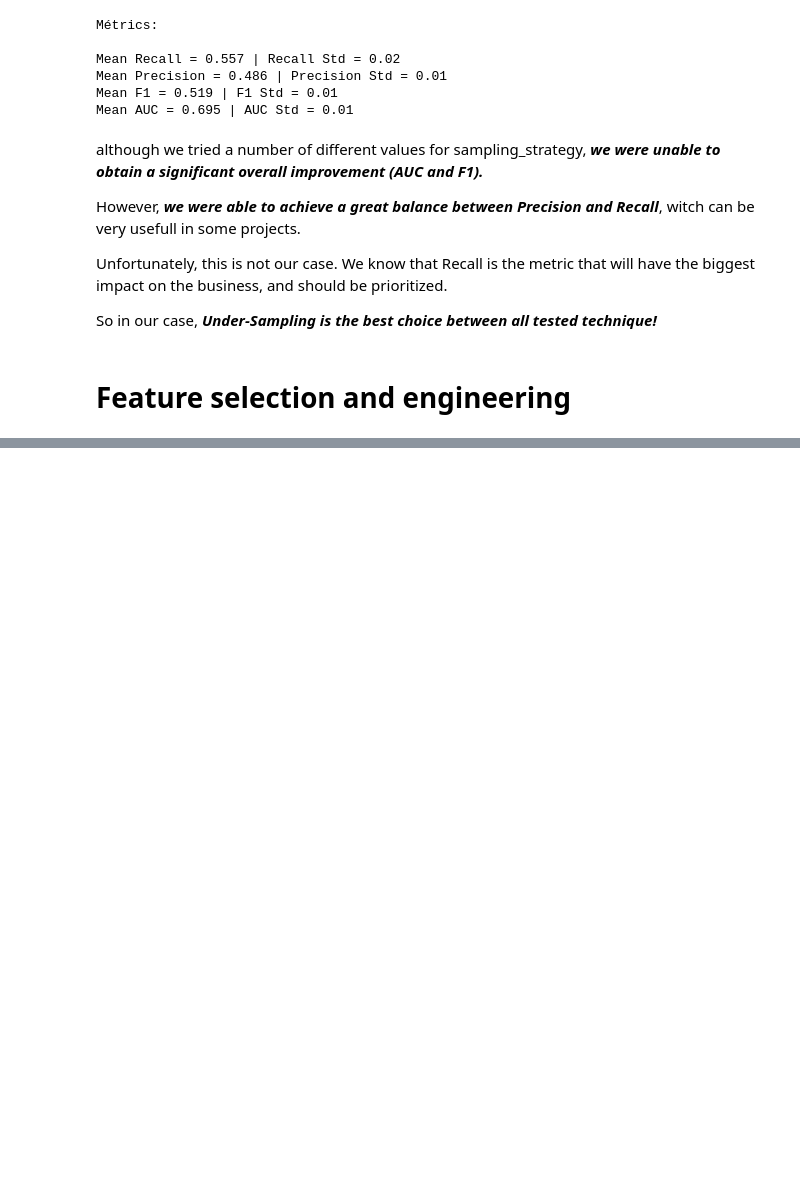
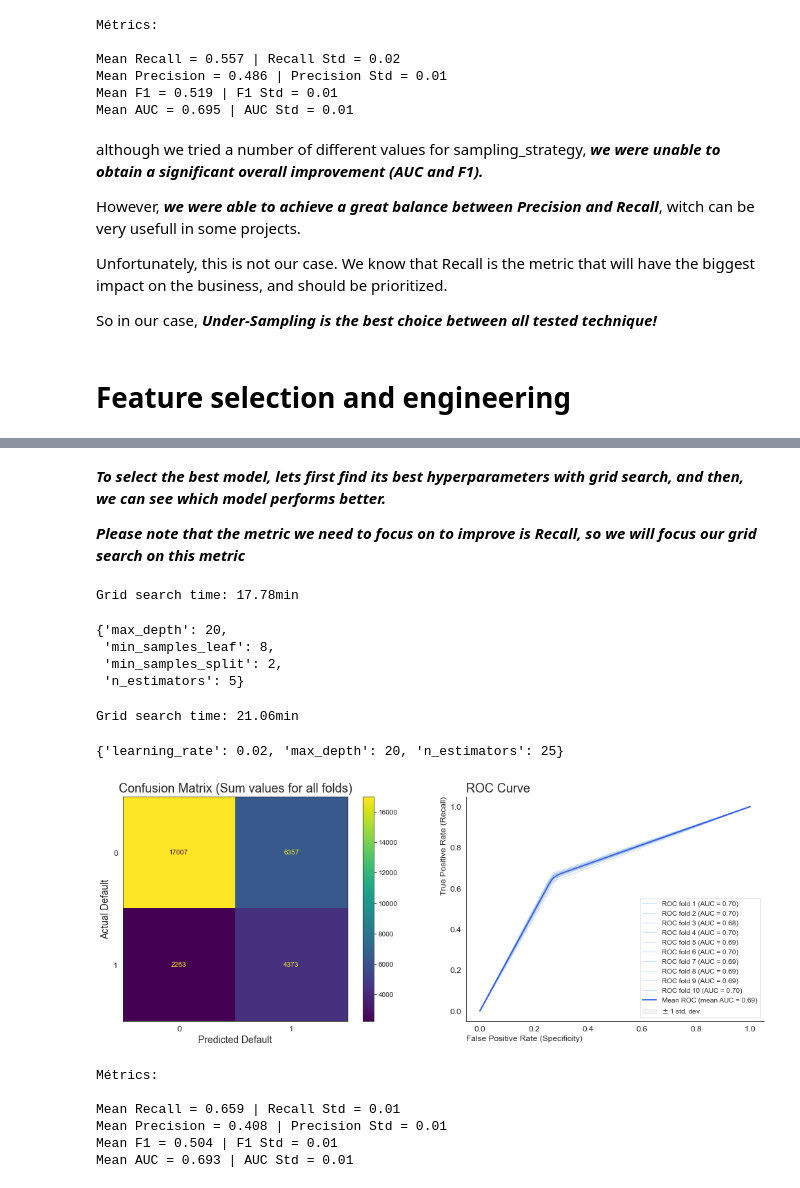
Before and after one commit to FelipeMezzarana/credit_card_default_prediction, a Jupyter notebook: default_predict.ipynb, the cells around one changed output, grey strips where cells are left out. Drawn from its saved outputs; the diff is of its cells as text; code cells hidden in the pictures; blank space fills up the shorter version.

Commit message:
hyperparameter tuning and learning curve

```diff
--- a/default_predict.ipynb
+++ b/default_predict.ipynb
@@ -441,25 +508,0 @@ Before we start, now that we have defined how to handle the imbalance, we can de
-# %%
-def evaluation_pipeline(X,y,charts = 1):
-
-    """ Show Model metrics and plot relevant charts
-    The pipeline will:
-    *Receive the features and target as keywords
-    *Use StratifiedKFold cross validation technique to divide the data in 10 (or n) folds
-    *Pre processing the training data (isolating test data to avoid overfitting) with Under-Sampling
-    *Build a Randon Forest Classifier model for each fold and make predictions with the validation data.
-    *Calculate metrics for each fold using our pre defined Metrics class, and display a summary of the results.
-
-    Keyword arguments:
-    X -- Independent features - excluding target variable
-    y -- Dependent variable - target
-    charts -- define whether the charts will be displayed (default = 1)
-    """
-
-    # Spliting data into training and validation k-folds and appending folds to lists
-    X_train_list, X_test_list, y_train_list, y_test_list = divide_kfolds(X, y)
-
-    # Appling Undersampling ONLY IN TRAING DATA
-    X_under_resampled_train_list,y_under_resampled_train_list = undersampling_kfolds(X_train_list,y_train_list)
-
-    #Evaluating Model with Undersampling treatment (Randon Forest classifier)
-    evaluate_randon_forest(X_under_resampled_train_list, X_test_list, y_under_resampled_train_list,y_test_list,charts)
@@ -776,0 +914,4 @@ To really improve our metrics, we will need to test other models and apply hyper
+# %% [markdown]
+***To select the best model, lets first find its best hyperparameters with grid search, and then, we can see which model performs better.***
+
+***Please note that the metric we need to focus on to improve is Recall, so we will focus our grid search on this metric***
@@ -776,0 +982,28 @@ To really improve our metrics, we will need to test other models and apply hyper
+# %%
+best_params_random_forest = random_forest_grid_search(final_X,y)
+best_params_random_forest
+# %% [output]
+Grid search time: 17.78min
+{'max_depth': 20,
+ 'min_samples_leaf': 8,
+ 'min_samples_split': 2,
+ 'n_estimators': 5}
+# %%
+best_params_xgboost = xgboost_grid_search(final_X,y)
+best_params_xgboost
+# %% [output]
+Grid search time: 21.06min
+{'learning_rate': 0.02, 'max_depth': 20, 'n_estimators': 25}
+# %%
+# Evaluating Random Forest with best hyperparameters
+
+random_forest_final_metrics = evaluation_pipeline(final_X,y,model = 'randomforest',
+                                                  n_est = 5,max_d = 20, min_s_leaf = 8, min_s_split = 2)
+# %% [output]
+[figure, added]
+Métrics:
+
+Mean Recall = 0.659 | Recall Std = 0.01
+Mean Precision = 0.408 | Precision Std = 0.01
+Mean F1 = 0.504 | F1 Std = 0.01
+Mean AUC = 0.693 | AUC Std = 0.01
```
Also changed, not shown: parts of 107 cells of this notebook.
